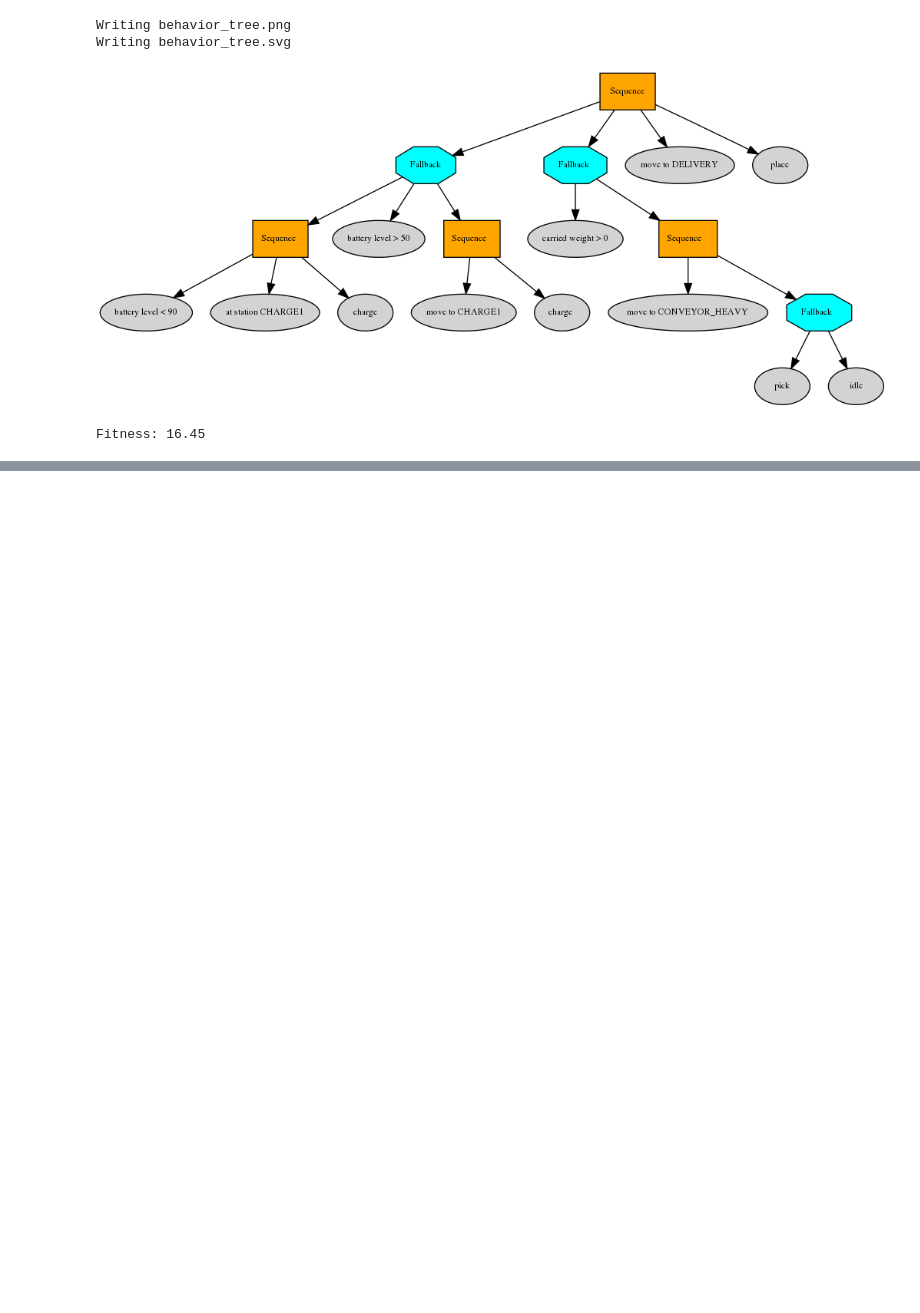
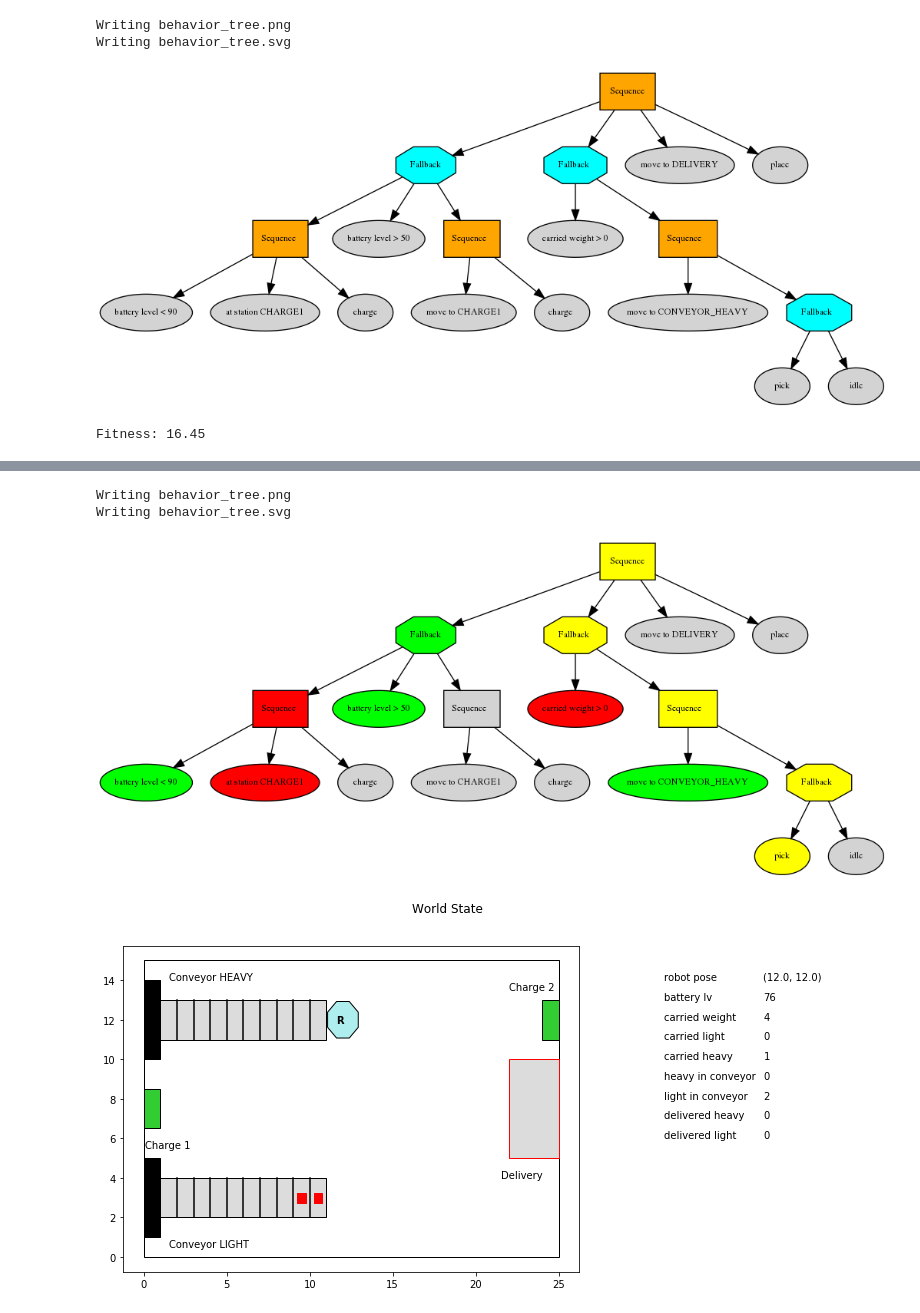
Before and after one commit to jstyrud/WASP-CBSS-BT, a Jupyter notebook: local_test.ipynb, the cells around one changed output, grey strips where cells are left out. Saved outputs shown, nothing was run; the diff lists cells and outputs as text; code cells hidden in the pictures; blank space fills up the shorter version.

Commit message:
Notebook tested locally

```diff
--- a/local_test.ipynb
+++ b/local_test.ipynb
@@ -36,0 +37,21 @@ with open(gifPath,'rb') as f:
+# %%
+#Step the run instead, first reset the environment
+step_environment = notebook_interface.Environment(seed=0, verbose=False)
+# %%
+#Step the run one step, keep rerunning to do more steps
+#Color coding of states:
+#green  = success
+#red    = failure
+#yellow = running
+#other  = not ticked
+for _ in range(1):
+    step_environment.step(individual, show_world=True)
+    step_environment.pytree.save_fig('','behavior_tree', static=False)
+
+    with open(Path("behavior_tree.png"),'rb') as f:
+      Image(data=f.read(), format='png')
+# %% [output]
+Writing behavior_tree.png
+Writing behavior_tree.svg
+[figure, added]
+[figure, added]
```
Also changed, not shown: parts of 1 cell of this notebook.
